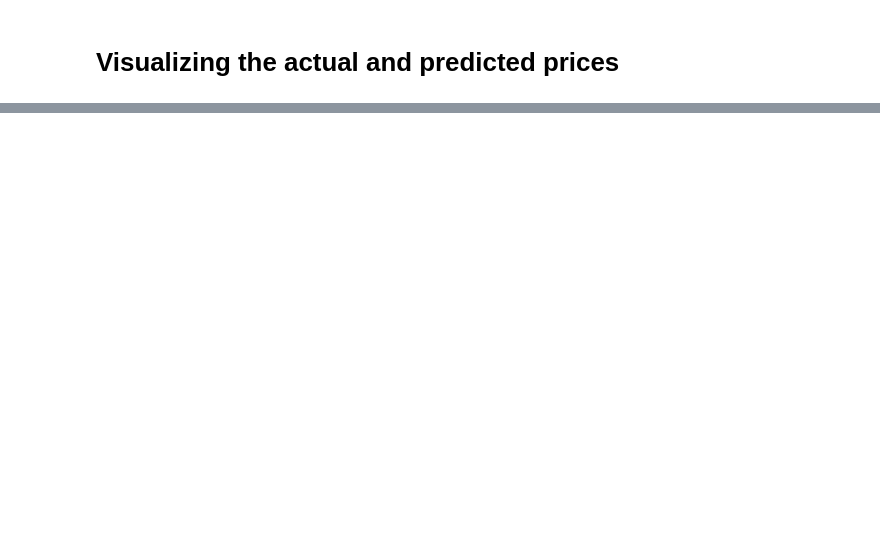
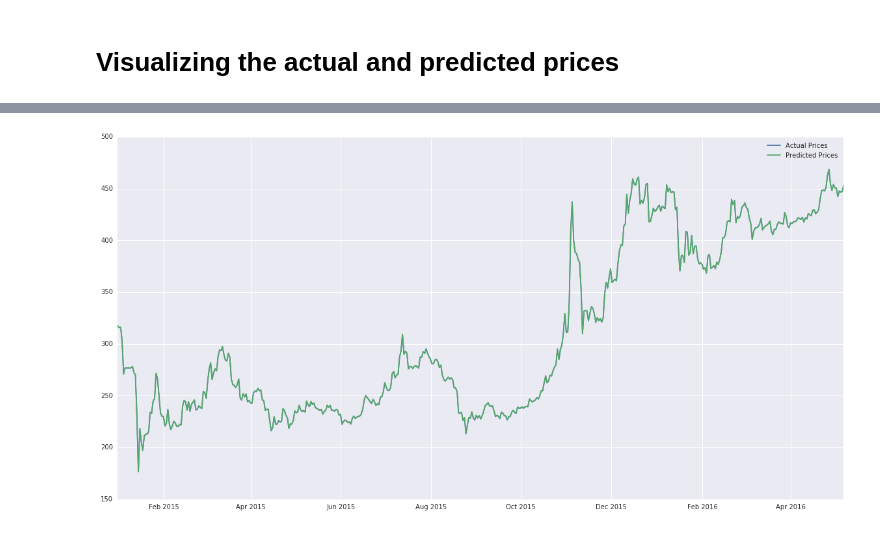
Before and after one commit to Lucsanszky/btc-price-prediction, a Jupyter notebook: data-analysis/historic-data/linear-regression.ipynb, the cells around one changed output, grey strips where cells are left out. Saved outputs shown, nothing was run; the diff lists cells and outputs as text; code cells hidden in the pictures; blank space fills up the shorter version.

```diff
--- a/data-analysis/historic-data/linear-regression.ipynb
+++ b/data-analysis/historic-data/linear-regression.ipynb
@@ -291,0 +312,39 @@ Sign change classification accuracy:  55.9829059829 %
+# %%
+url = URL = 'https://blockchain.info/charts/market-price?timespan=all&format=csv'
+date_parse = lambda x: pd.datetime.strptime(x, '%d/%m/%Y %H:%M:%S')
+
+regr = linear_model.LinearRegression()
+
+data = pd.read_csv(url, parse_dates=[0], date_parser = date_parse)
+data.columns = ['Date', 'Price']
+data.set_index('Date', inplace = True)
+data.index = pd.to_datetime(data.index)
+
+X_train = data['2012-01-04' : '2014-12-30']
+y_train = data['2012-01-05' : '2014-12-31']
+X_test = data['2014-12-30':'2016-05-07']
+y_test = data['2014-12-31':'2016-05-07']
+
+print(X_train)
+print(y_train)
+
+regr.fit(X_train, y_train)
+
+y_pred = regr.predict(X_test[1:])
+
+act_ticks = list(map(lambda t: np.sign(t[1] - t[0]), zip(y_test.values, y_test.values[1:-1])))
+pred_ticks = list(map(lambda t: np.sign(t[1] - t[0]), zip(y_pred, y_pred[1:])))
+act_pred_cmp = list(map(lambda t: t[0] == t[1], zip(act_ticks, pred_ticks)))
+accuracy = np.sum(act_pred_cmp) / len(act_ticks)
+
+print(accuracy)
+
+
+plt.figure(figsize = (20,10))
+plt.plot(y_test.index, y_test, label = 'Actual Prices')
+plt.plot(X_test.index[1:], y_pred, label = 'Predicted Prices')
+plt.legend()
+
+#print(y_test.tail())
+print(y_pred)
+# %% [output]
@@ -291,0 +368 @@ Sign change classification accuracy:  55.9829059829 %
+[figure, added]
```
Also changed, not shown: parts of 7 cells of this notebook, 4 other files.
